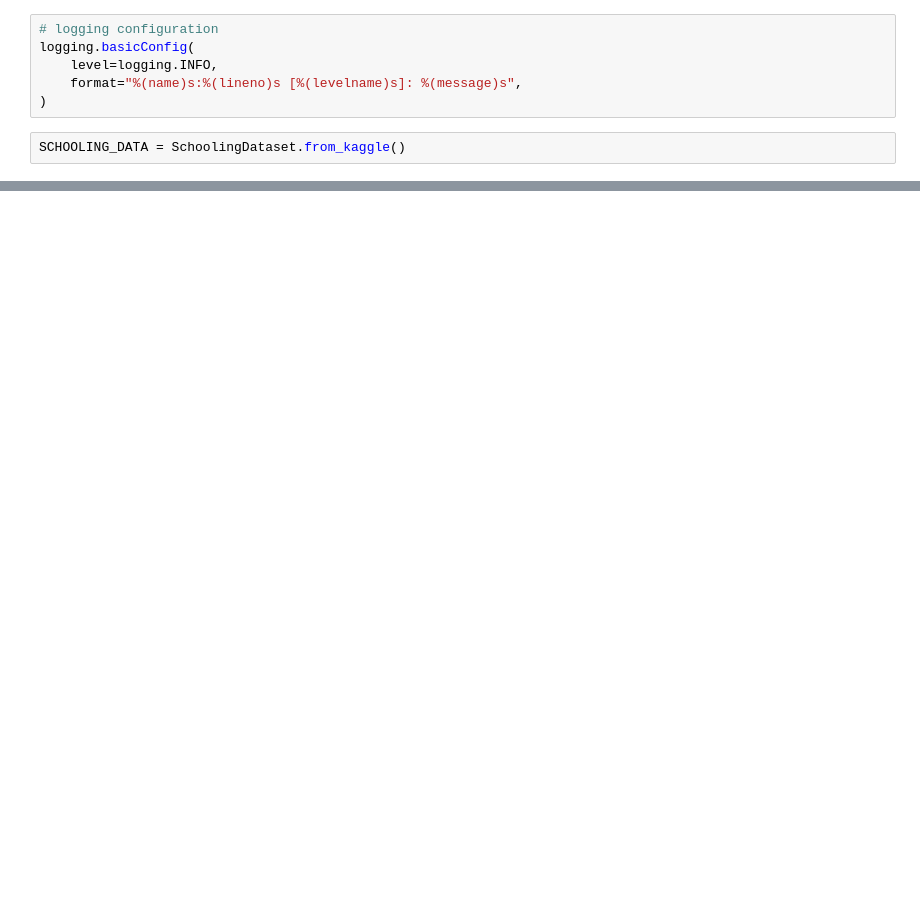
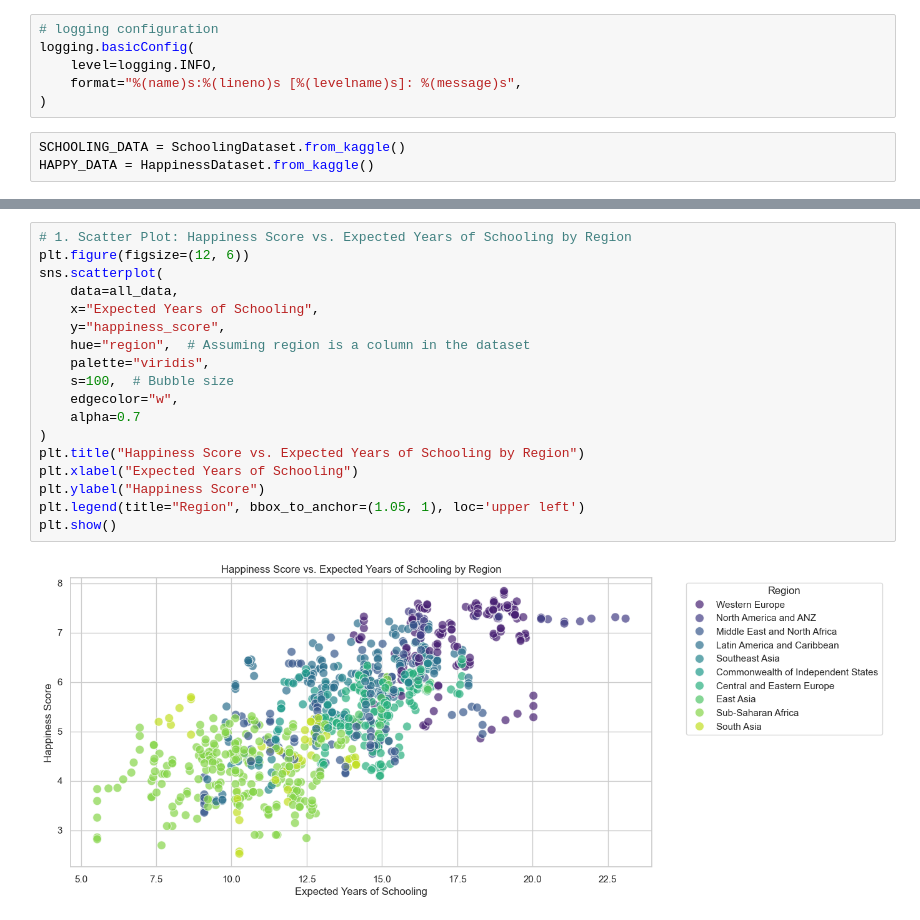
Before and after one commit to akumm2k/acim-happiness, a Jupyter notebook: src/analysis_schoolng.ipynb, the cells around one changed output, grey strips where cells are left out. Saved outputs shown, nothing was run; the diff lists cells and outputs as text; blank space fills up the shorter version.

Commit message:
Refine analysis on schooling data in analysis_schoolng.ipynb

```diff
--- a/src/analysis_schoolng.ipynb
+++ b/src/analysis_schoolng.ipynb
@@ -9,3 +9,4 @@ logging.basicConfig(
 )
 # %%
 SCHOOLING_DATA = SchoolingDataset.from_kaggle()
+HAPPY_DATA = HappinessDataset.from_kaggle()
@@ -27,0 +50,20 @@ SCHOOLING_DATA[2012]
+# %%
+# 1. Scatter Plot: Happiness Score vs. Expected Years of Schooling by Region
+plt.figure(figsize=(12, 6))
+sns.scatterplot(
+    data=all_data,
+    x="Expected Years of Schooling",
+    y="happiness_score",
+    hue="region",  # Assuming region is a column in the dataset
+    palette="viridis",
+    s=100,  # Bubble size
+    edgecolor="w",
+    alpha=0.7
+)
+plt.title("Happiness Score vs. Expected Years of Schooling by Region")
+plt.xlabel("Expected Years of Schooling")
+plt.ylabel("Happiness Score")
+plt.legend(title="Region", bbox_to_anchor=(1.05, 1), loc='upper left')
+plt.show()
+# %% [output]
+[figure, added]
```
Also changed, not shown: parts of 13 cells of this notebook.
